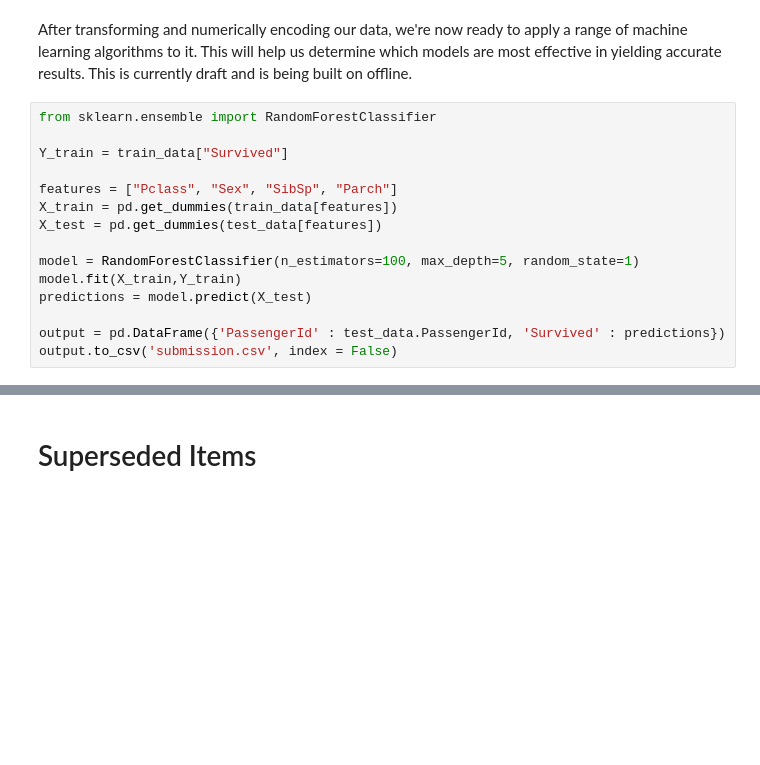
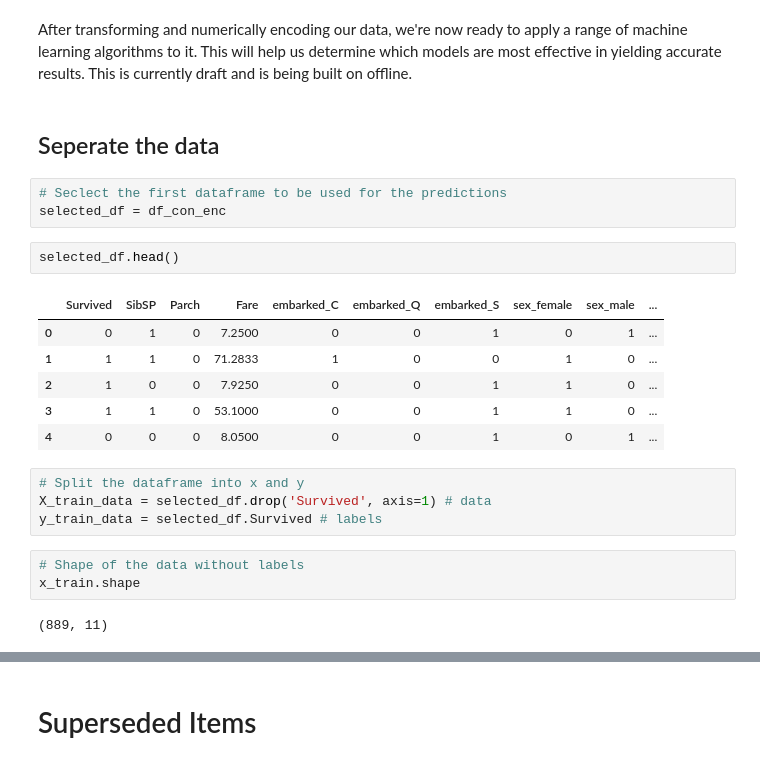
Before and after one commit to joshua-dixon1/Titanic-Survival-Analysis-and-Prediction, a Jupyter notebook: titanic_analysis.ipynb, the cells around one changed output, grey strips where cells are left out. Saved outputs shown, nothing was run; the diff lists cells and outputs as text; blank space fills up the shorter version.

Commit message:
Add files via upload
Progression with machine learning models.

```diff
--- a/titanic_analysis.ipynb
+++ b/titanic_analysis.ipynb
@@ -975,18 +995,26 @@ df_con_enc.head(20)
 # 2) Building Machine Learning Models (Work in Progress)
 # %% [markdown]
 After transforming and numerically encoding our data, we're now ready to apply a range of machine learning algorithms to it. This will help us determine which models are most effective in yielding accurate results. This is currently draft and is being built on offline.
-# %%
-from sklearn.ensemble import RandomForestClassifier
-
-Y_train = train_data["Survived"]
-
-features = ["Pclass", "Sex", "SibSp", "Parch"]
-X_train = pd.get_dummies(train_data[features])
-X_test = pd.get_dummies(test_data[features])
-
-model = RandomForestClassifier(n_estimators=100, max_depth=5, random_state=1)
-model.fit(X_train,Y_train)
-predictions = model.predict(X_test)
-
-output = pd.DataFrame({'PassengerId' : test_data.PassengerId, 'Survived' : predictions})
-output.to_csv('submission.csv', index = False)
+# %% [markdown]
+## Seperate the data
+# %%
+# Seclect the first dataframe to be used for the predictions
+selected_df = df_con_enc
+# %%
+selected_df.head()
+# %% [output]
+|  | Survived | SibSP | Parch | Fare | embarked_C | embarked_Q | embarked_S | sex_female | sex_male | ... |
+| 0 | 0 | 1 | 0 | 7.2500 | 0 | 0 | 1 | 0 | 1 | ... |
+| 1 | 1 | 1 | 0 | 71.2833 | 1 | 0 | 0 | 1 | 0 | ... |
+| 2 | 1 | 0 | 0 | 7.9250 | 0 | 0 | 1 | 1 | 0 | ... |
+| 3 | 1 | 1 | 0 | 53.1000 | 0 | 0 | 1 | 1 | 0 | ... |
+| 4 | 0 | 0 | 0 | 8.0500 | 0 | 0 | 1 | 0 | 1 | ... |
+# %%
+# Split the dataframe into x and y
+X_train_data = selected_df.drop('Survived', axis=1) # data
+y_train_data = selected_df.Survived # labels
+# %%
+# Shape of the data without labels
+x_train.shape
+# %% [output]
+(889, 11)
```
Also changed, not shown: parts of 42 cells of this notebook.
